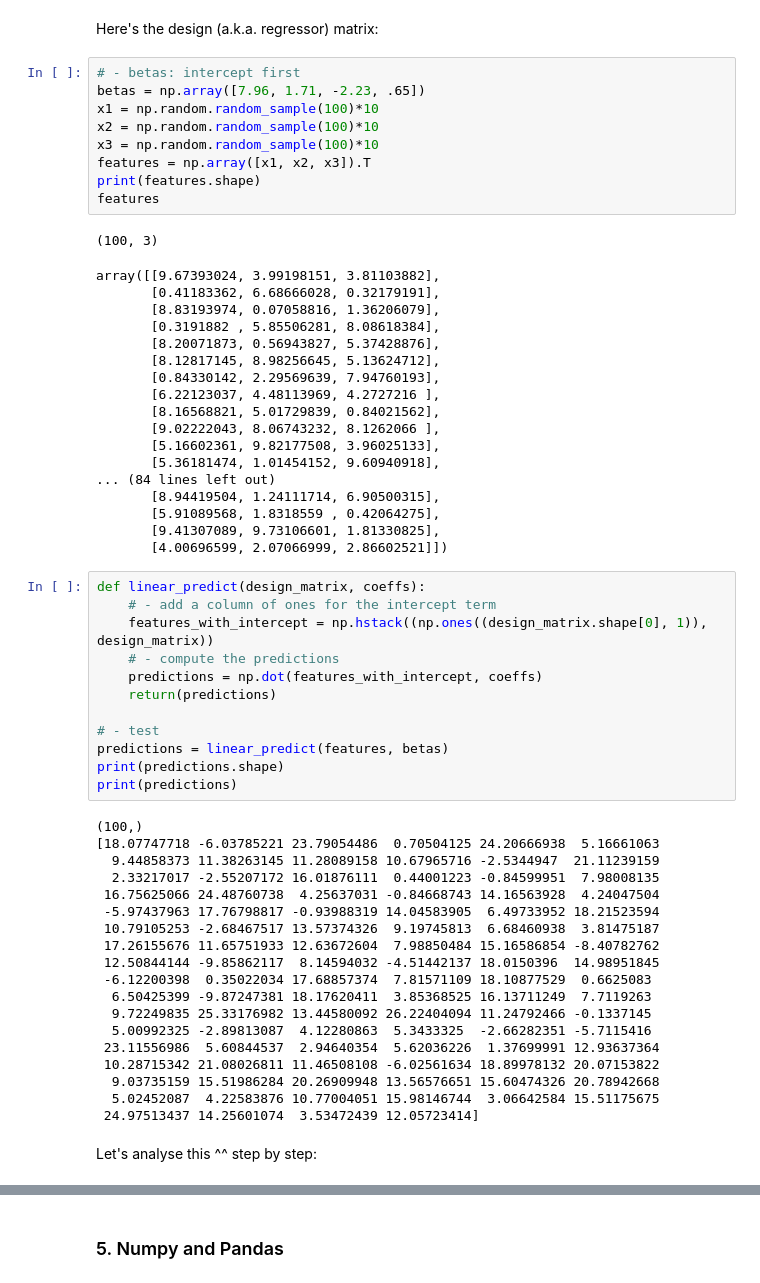
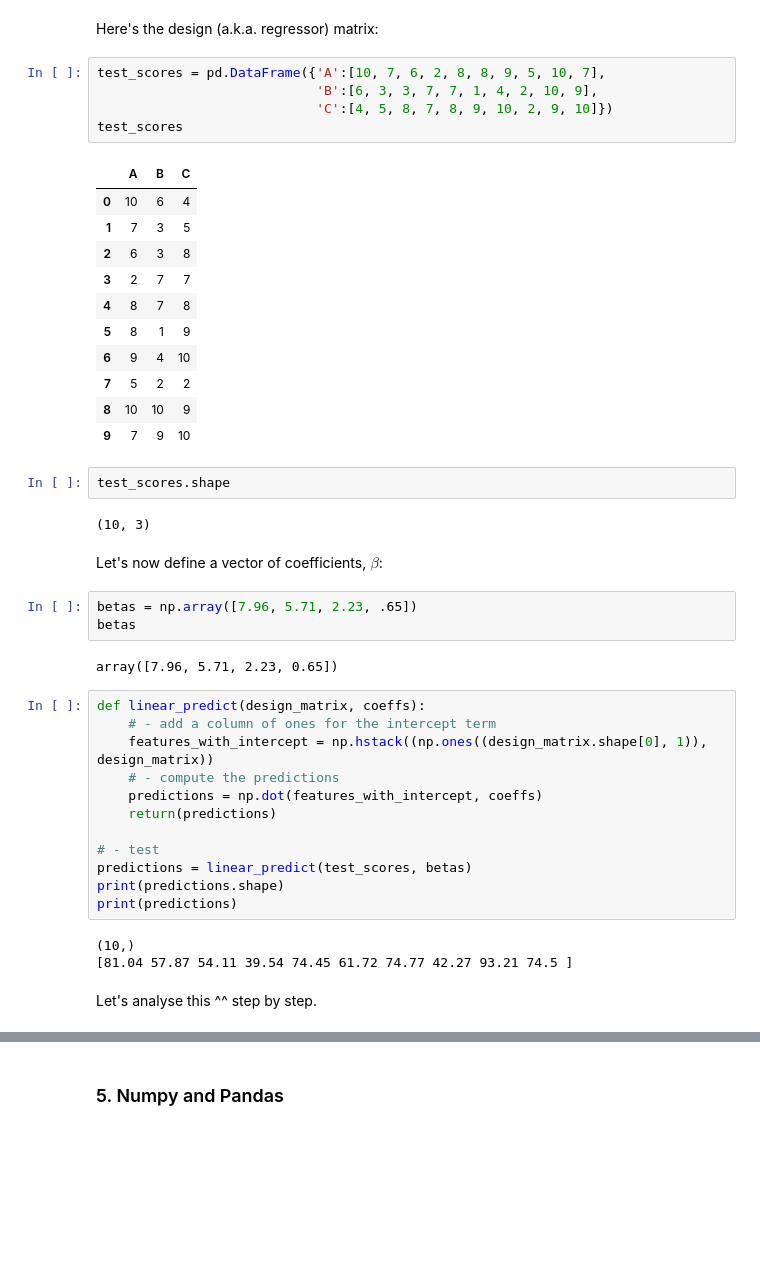
Before and after one commit to datakolektiv/dss03python2023, a Jupyter notebook: session04/dss03_py_session04.ipynb, the cells around one changed output, grey strips where cells are left out. Cells and saved outputs as stored; diff of their text form; blank space fills up the shorter version.

```diff
--- a/session04/dss03_py_session04.ipynb
+++ b/session04/dss03_py_session04.ipynb
@@ -1248,33 +1235,33 @@ array([0.11971063, 0.80222757, 0.95463658, 0.22229189, 0.55087939,
 # %% [markdown]
 Here's the design (a.k.a. regressor) matrix:
-# %%
-# - betas: intercept first
-betas = np.array([7.96, 1.71, -2.23, .65])
-x1 = np.random.random_sample(100)*10
-x2 = np.random.random_sample(100)*10
-x3 = np.random.random_sample(100)*10
-features = np.array([x1, x2, x3]).T
-print(features.shape)
-features
-# %% [output]
-(100, 3)
-array([[9.67393024, 3.99198151, 3.81103882],
-       [0.41183362, 6.68666028, 0.32179191],
-       [8.83193974, 0.07058816, 1.36206079],
-       [0.3191882 , 5.85506281, 8.08618384],
-       [8.20071873, 0.56943827, 5.37428876],
-       [8.12817145, 8.98256645, 5.13624712],
-       [0.84330142, 2.29569639, 7.94760193],
-       [6.22123037, 4.48113969, 4.2727216 ],
-       [8.16568821, 5.01729839, 0.84021562],
-       [9.02222043, 8.06743232, 8.1262066 ],
-       [5.16602361, 9.82177508, 3.96025133],
-       [5.36181474, 1.01454152, 9.60940918],
-... (84 lines left out)
-       [8.94419504, 1.24111714, 6.90500315],
-       [5.91089568, 1.8318559 , 0.42064275],
-       [9.41307089, 9.73106601, 1.81330825],
-       [4.00696599, 2.07066999, 2.86602521]])
+# %%
+test_scores = pd.DataFrame({'A':[10, 7, 6, 2, 8, 8, 9, 5, 10, 7],
+                            'B':[6, 3, 3, 7, 7, 1, 4, 2, 10, 9],
+                            'C':[4, 5, 8, 7, 8, 9, 10, 2, 9, 10]})
+test_scores
+# %% [output]
+|  | A | B | C |
+| 0 | 10 | 6 | 4 |
+| 1 | 7 | 3 | 5 |
+| 2 | 6 | 3 | 8 |
+| 3 | 2 | 7 | 7 |
+| 4 | 8 | 7 | 8 |
+| 5 | 8 | 1 | 9 |
+| 6 | 9 | 4 | 10 |
+| 7 | 5 | 2 | 2 |
+| 8 | 10 | 10 | 9 |
+| 9 | 7 | 9 | 10 |
+# %%
+test_scores.shape
+# %% [output]
+(10, 3)
+# %% [markdown]
+Let's now define a vector of coefficients, $\beta$:
+# %%
+betas = np.array([7.96, 5.71, 2.23, .65])
+betas
+# %% [output]
+array([7.96, 5.71, 2.23, 0.65])
 # %%
 def linear_predict(design_matrix, coeffs):
     # - add a column of ones for the intercept term
@@ -1284,27 +1271,11 @@ def linear_predict(design_matrix, coeffs):
     return(predictions)
 
 # - test
-predictions = linear_predict(features, betas)
+predictions = linear_predict(test_scores, betas)
 print(predictions.shape)
 print(predictions)
 # %% [output]
-(100,)
-[18.07747718 -6.03785221 23.79054486  0.70504125 24.20666938  5.16661063
-  9.44858373 11.38263145 11.28089158 10.67965716 -2.5344947  21.11239159
-  2.33217017 -2.55207172 16.01876111  0.44001223 -0.84599951  7.98008135
- 16.75625066 24.48760738  4.25637031 -0.84668743 14.16563928  4.24047504
- -5.97437963 17.76798817 -0.93988319 14.04583905  6.49733952 18.21523594
- 10.79105253 -2.68467517 13.57374326  9.19745813  6.68460938  3.81475187
- 17.26155676 11.65751933 12.63672604  7.98850484 15.16586854 -8.40782762
- 12.50844144 -9.85862117  8.14594032 -4.51442137 18.0150396  14.98951845
- -6.12200398  0.35022034 17.68857374  7.81571109 18.10877529  0.6625083
-  6.50425399 -9.87247381 18.17620411  3.85368525 16.13711249  7.7119263
-  9.72249835 25.33176982 13.44580092 26.22404094 11.24792466 -0.1337145
-  5.00992325 -2.89813087  4.12280863  5.3433325  -2.66282351 -5.7115416
- 23.11556986  5.60844537  2.94640354  5.62036226  1.37699991 12.93637364
- 10.28715342 21.08026811 11.46508108 -6.02561634 18.89978132 20.07153822
-  9.03735159 15.51986284 20.26909948 13.56576651 15.60474326 20.78942668
-  5.02452087  4.22583876 10.77004051 15.98146744  3.06642584 15.51175675
- 24.97513437 14.25601074  3.53472439 12.05723414]
+(10,)
+[81.04 57.87 54.11 39.54 74.45 61.72 74.77 42.27 93.21 74.5 ]
 # %% [markdown]
-Let's analyse this ^^ step by step:
+Let's analyse this ^^ step by step.
```
Also changed, not shown: parts of 32 cells of this notebook, 1 other file.
